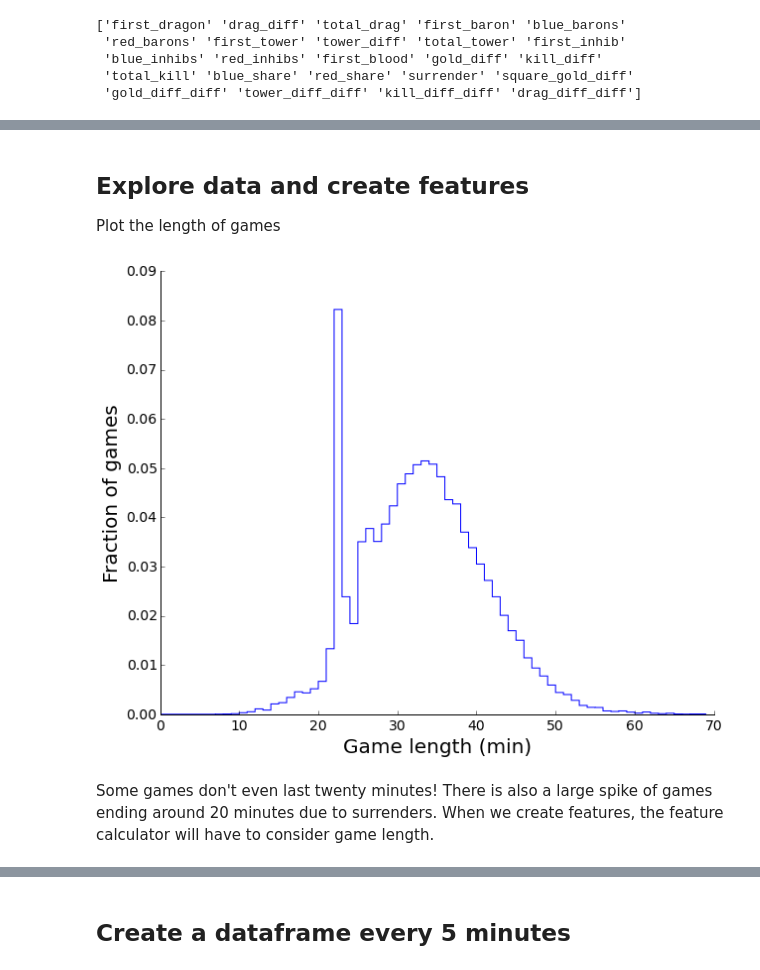
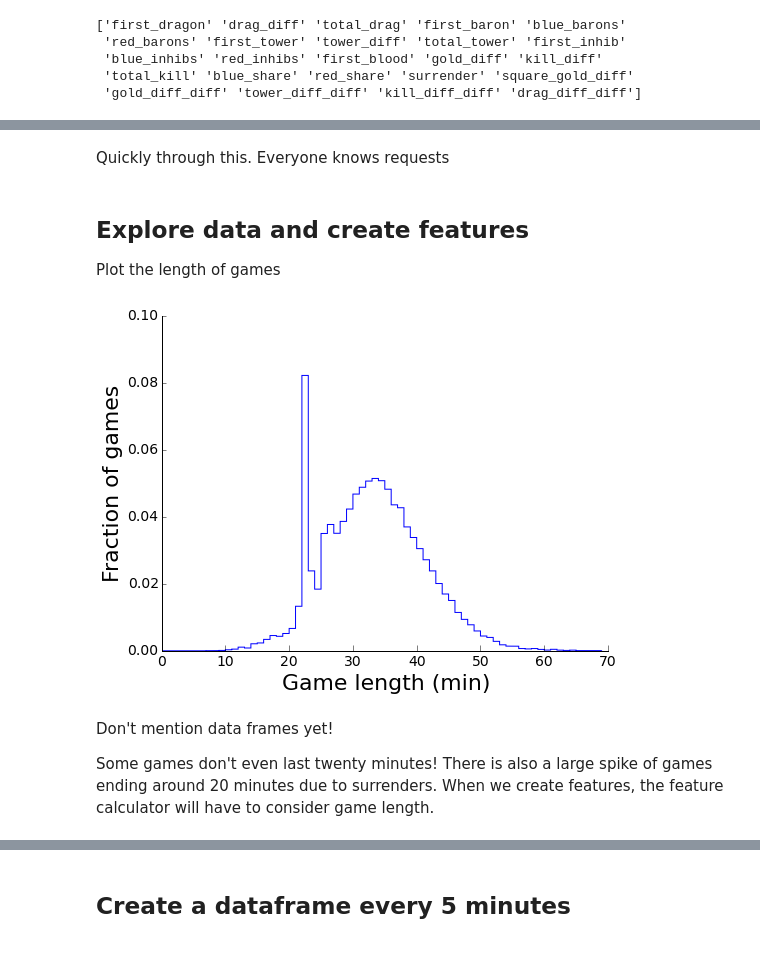
Before and after one commit to map222/lolML, a Jupyter notebook: notebooks/PuPPy - Predicting LoL with random forests.ipynb, the cells around one changed output, grey strips where cells are left out. Saved outputs shown, nothing was run; the diff lists cells and outputs as text; code cells hidden in the pictures.

```diff
--- a/notebooks/PuPPy - Predicting LoL with random forests.ipynb
+++ b/notebooks/PuPPy - Predicting LoL with random forests.ipynb
@@ -98,13 +109,20 @@ match_info.json()
+# %% [markdown]
+Quickly through this. Everyone knows requests
 # %% [markdown]
 ## Explore data and create features
 
 Plot the length of games
 # %%
-plt.hist(np.array(na_timelines_df[0]['game_length']), bins = range(0, 70), histtype='step', normed=True)
+import matplotlib as plt
+plt.hist(np.array(na_timelines_df[0]['game_length']), bins = range(0, 70),
+         histtype='step', normed=True);
 plt.xlabel('Game length (min)')
 plt.ylabel('Fraction of games')
+plt.ylim([0, 0.1])
 lol_plt.prettify_axes(plt.gca())
 # %% [output]
-[figure, old version]
+[figure, new version]
 # %% [markdown]
+Don't mention data frames yet!
+
 Some games don't even last twenty minutes! There is also a large spike of games ending around 20 minutes due to surrenders. When we create features, the feature calculator will have to consider game length.
```
Also changed, not shown: parts of 49 cells of this notebook, 3 other files.
